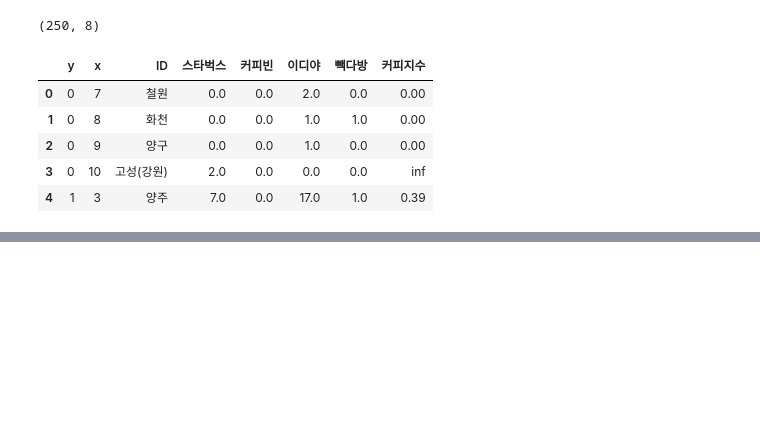
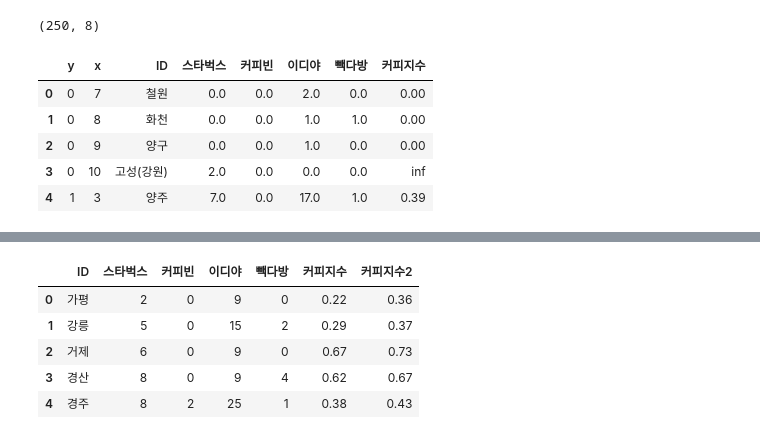
Before and after one commit to dongkyuseo/DataAnalysis, a Jupyter notebook: 08.분석사례/12_커피샵_시각화.ipynb, the cells around one changed output, grey strips where cells are left out. Cells and saved outputs as stored; diff of their text form; code cells hidden in the pictures; blank space fills up the shorter version.

```diff
--- a/08.분석사례/12_커피샵_시각화.ipynb
+++ b/08.분석사례/12_커피샵_시각화.ipynb
@@ -458,0 +469,10 @@ drawKorea('커피지수', coffee, 'Blues')
+# %%
+coffee_all['커피지수2'] = np.round(((1 + coffee_all['스타벅스']) + (1 + coffee_all['커피빈'])) / ((1 + coffee_all['이디야']) + (1 + coffee_all['빽다방'])), 2)
+coffee_all.head()
+# %% [output]
+|  | ID | 스타벅스 | 커피빈 | 이디야 | 빽다방 | 커피지수 | 커피지수2 |
+| 0 | 가평 | 2 | 0 | 9 | 0 | 0.22 | 0.36 |
+| 1 | 강릉 | 5 | 0 | 15 | 2 | 0.29 | 0.37 |
+| 2 | 거제 | 6 | 0 | 9 | 0 | 0.67 | 0.73 |
+| 3 | 경산 | 8 | 0 | 9 | 4 | 0.62 | 0.67 |
+| 4 | 경주 | 8 | 2 | 25 | 1 | 0.38 | 0.43 |
```
Also changed, not shown: parts of 9 cells of this notebook.
